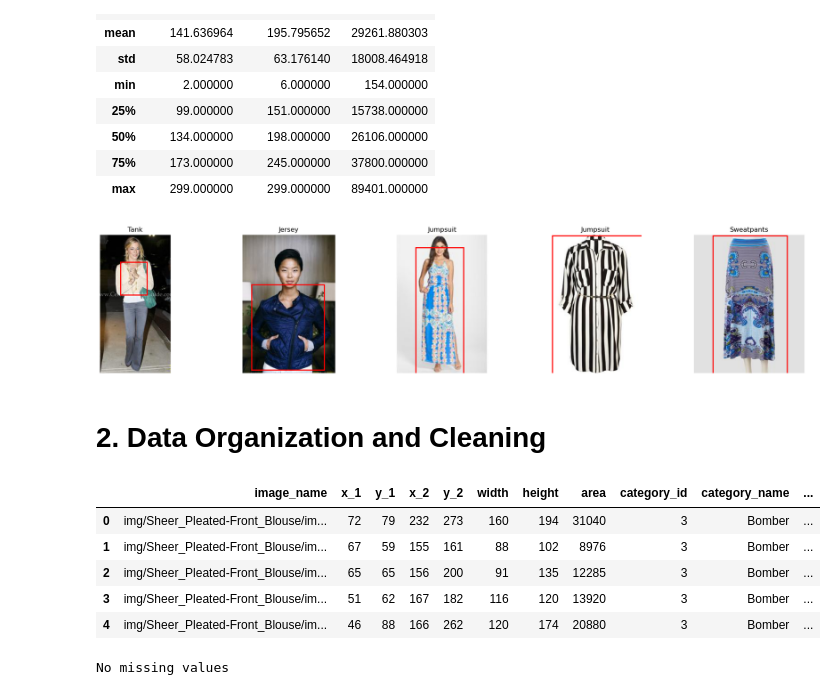
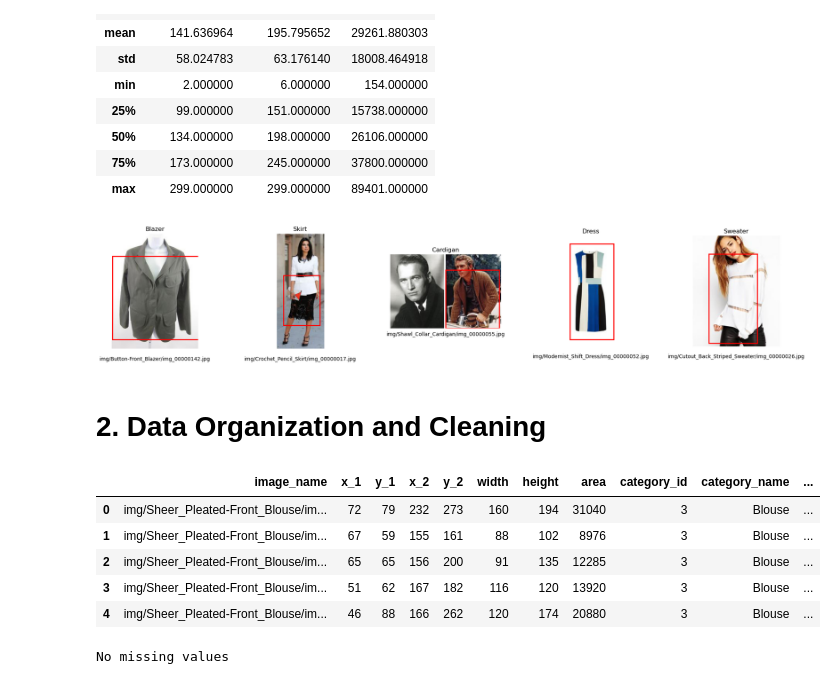
Before and after one commit to danish7x7/cmpe-256-project, a Jupyter notebook: notebooks/eda_preprocessing.ipynb, the cells around one changed output. Cells and saved outputs as stored; diff of their text form; code cells hidden in the pictures.

Commit message:
adjusted preprocessed data

```diff
--- a/notebooks/eda_preprocessing.ipynb
+++ b/notebooks/eda_preprocessing.ipynb
@@ -69,7 +69,7 @@ def load_category_cloth(file_path):
             category_name += ' ' + line[j]
 
         category_type = int(line[-1])
-        data.append([i-2, category_name, category_type])
+        data.append([i-1, category_name, category_type])
 
     category_df = pd.DataFrame(data, columns=['category_id', 'category_name', 'category_type'])
     category_df['category_type_name'] = category_df['category_type'].map({
@@ -372,34 +372,36 @@ samples = merged_data.sample(5)
 
 fig, axes = plt.subplots(1, 5, figsize=(20, 4))
 
 for i, (_, row) in enumerate(samples.iterrows()):
     img_path = os.path.join("../data", row['image_name'])
 
     try:
         img = Image.open(img_path)
 
         axes[i].imshow(img)
 
         # Draw bounding box
         bbox = [row['x_1'], row['y_1'], row['x_2'], row['y_2']]
         rect = plt.Rectangle((bbox[0], bbox[1]), bbox[2] - bbox[0], bbox[3] - bbox[1],
                              fill=False, edgecolor='red', linewidth=2)
         axes[i].add_patch(rect)
 
         # Add category label
         axes[i].set_title(f"{row['category_name']}")
         axes[i].axis('off')
+        axes[i].text(0.5, -0.1, row['image_name'], transform=axes[i].transAxes, ha='center')
+
 
     except Exception as e:
         axes[i].text(0.5, 0.5, f"Error loading image:\n{str(e)}",
                      horizontalalignment='center', verticalalignment='center',
                      transform=axes[i].transAxes)
         axes[i].axis('off')
 
 plt.tight_layout()
 plt.show()
 # %% [output]
-[figure, old version]
+[figure, new version]
 # %% [markdown]
 # 2. Data Organization and Cleaning
 # %%
@@ -422,11 +424,11 @@ main_df = combine_dataframes(bbox_df, img_category_df, category_df, eval_df, att
 main_df.head()
 # %% [output]
 |  | image_name | x_1 | y_1 | x_2 | y_2 | width | height | area | category_id | category_name | ... |
-| 0 | img/Sheer_Pleated-Front_Blouse/im... | 72 | 79 | 232 | 273 | 160 | 194 | 31040 | 3 | Bomber | ... |
-| 1 | img/Sheer_Pleated-Front_Blouse/im... | 67 | 59 | 155 | 161 | 88 | 102 | 8976 | 3 | Bomber | ... |
-| 2 | img/Sheer_Pleated-Front_Blouse/im... | 65 | 65 | 156 | 200 | 91 | 135 | 12285 | 3 | Bomber | ... |
-| 3 | img/Sheer_Pleated-Front_Blouse/im... | 51 | 62 | 167 | 182 | 116 | 120 | 13920 | 3 | Bomber | ... |
-| 4 | img/Sheer_Pleated-Front_Blouse/im... | 46 | 88 | 166 | 262 | 120 | 174 | 20880 | 3 | Bomber | ... |
+| 0 | img/Sheer_Pleated-Front_Blouse/im... | 72 | 79 | 232 | 273 | 160 | 194 | 31040 | 3 | Blouse | ... |
+| 1 | img/Sheer_Pleated-Front_Blouse/im... | 67 | 59 | 155 | 161 | 88 | 102 | 8976 | 3 | Blouse | ... |
+| 2 | img/Sheer_Pleated-Front_Blouse/im... | 65 | 65 | 156 | 200 | 91 | 135 | 12285 | 3 | Blouse | ... |
+| 3 | img/Sheer_Pleated-Front_Blouse/im... | 51 | 62 | 167 | 182 | 116 | 120 | 13920 | 3 | Blouse | ... |
+| 4 | img/Sheer_Pleated-Front_Blouse/im... | 46 | 88 | 166 | 262 | 120 | 174 | 20880 | 3 | Blouse | ... |
 # %%
 # Check for missing values
 missing_vals = main_df.isnull().sum()
```
Also changed, not shown: parts of 4 cells of this notebook.
